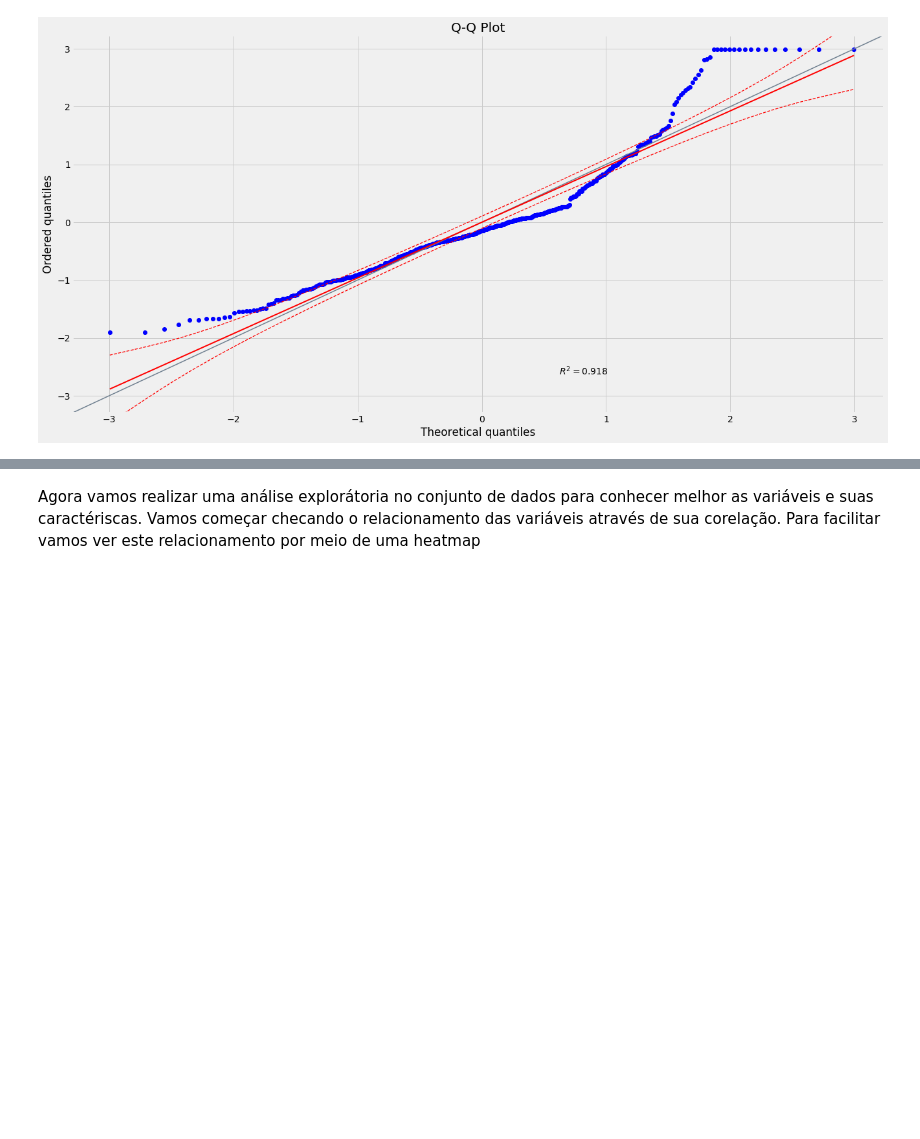
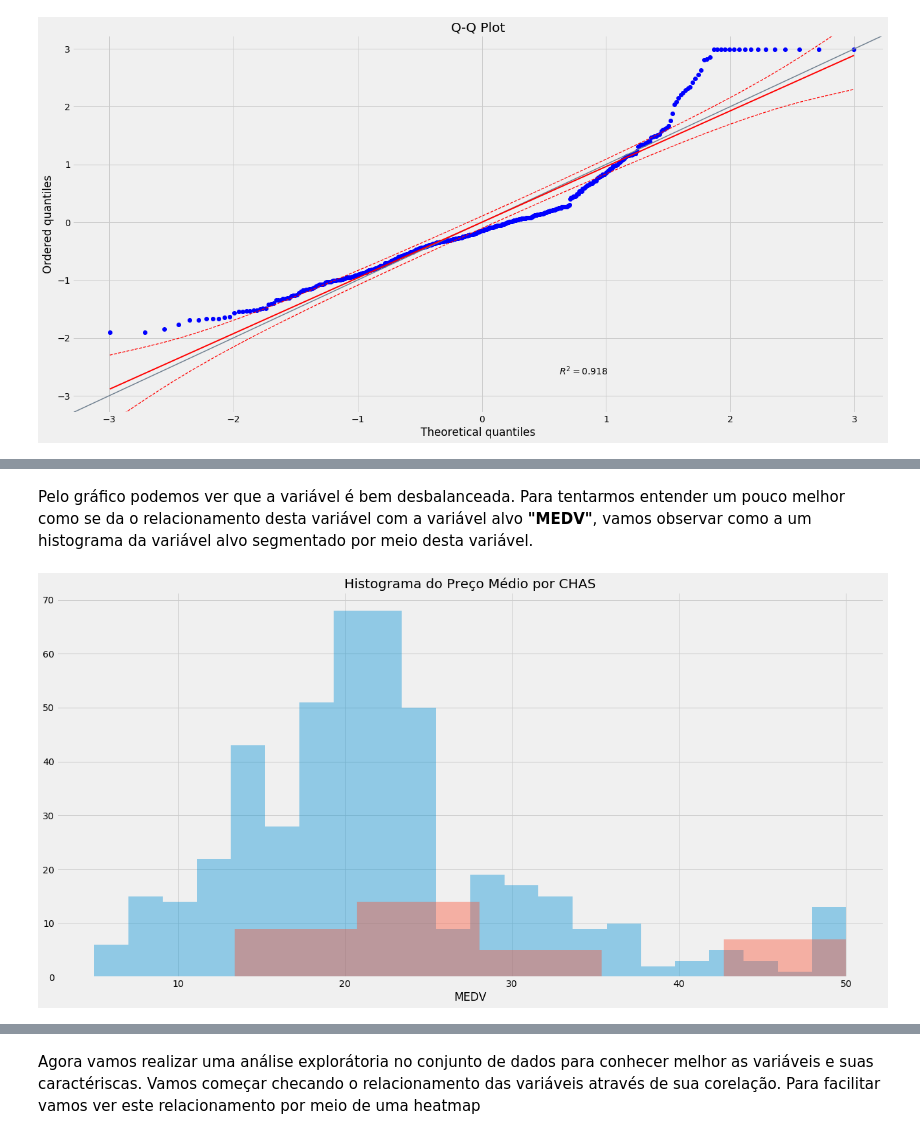
Before and after one commit to bobcastaldeli/LASSO-Regression, a Jupyter notebook: LassoRegression.ipynb, the cells around one changed output, grey strips where cells are left out. Saved outputs shown, nothing was run; the diff lists cells and outputs as text; code cells hidden in the pictures; blank space fills up the shorter version.

```diff
--- a/LassoRegression.ipynb
+++ b/LassoRegression.ipynb
@@ -113,0 +133,22 @@ Pelo gráfico primeiro e possivel ver que a variável **'MEDV'** possui uma assi
+# %% [markdown]
+Pelo gráfico podemos ver que a variável é bem desbalanceada. Para tentarmos entender um pouco melhor como se da o relacionamento desta variável com a variável alvo **"MEDV"**, vamos observar como a um histograma da variável alvo segmentado por meio desta variável.
+# %%
+# Histograma da variável "Preço" com base nos clientes que tiveram sentimentos positivos
+chas_0 = df[df['CHAS'] == 0]
+sns.distplot(chas_0['MEDV'],
+             hist=True,
+             kde=False,
+             label='CHAS = 0')
+
+# Histograma da variável "Preço" com base nos clientes que tiveram sentimentos Neutros
+chas_1 = df[df['CHAS'] == 1]
+sns.distplot(chas_1['MEDV'],
+             hist=True,
+             kde=False,
+             label='CHAS = 1')
+
+# Plota o histograma
+plt.title('Histograma do Preço Médio por CHAS')
+plt.show()
+# %% [output]
+[figure, added]
```
Also changed, not shown: parts of 13 cells of this notebook.
